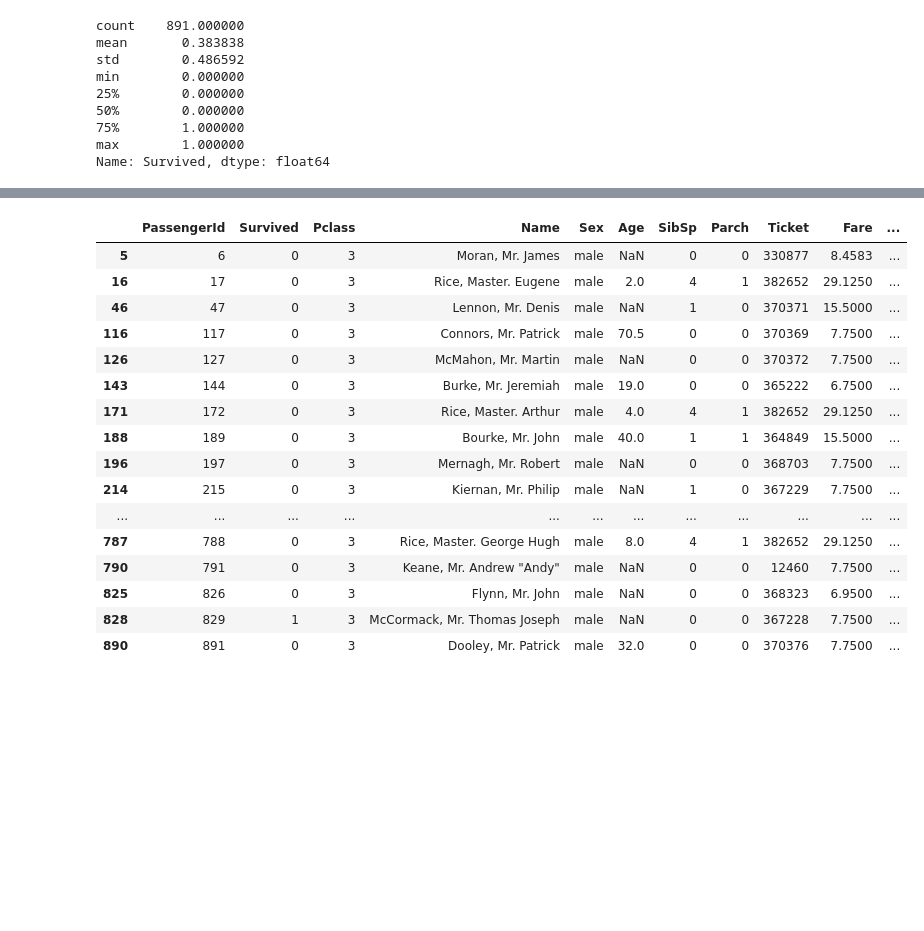
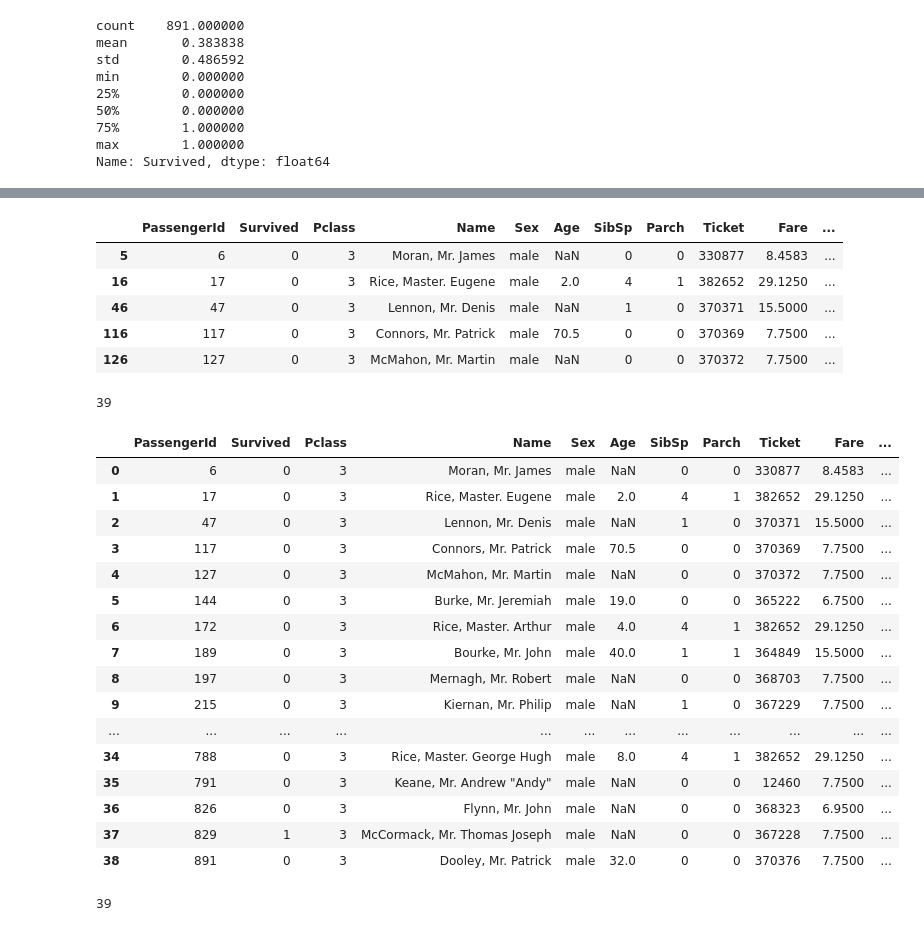
Before and after one commit to sudz4/titanic, a Jupyter notebook: titanic_explore.ipynb, the cells around one changed output, grey strips where cells are left out. Saved outputs shown, nothing was run; the diff lists cells and outputs as text; code cells hidden in the pictures; blank space fills up the shorter version.

```diff
--- a/titanic_explore.ipynb
+++ b/titanic_explore.ipynb
@@ -120,29 +120,52 @@ Pclass  Sex     Embarked
 2       female  Q           1.000000
 Name: Survived, dtype: float64
 # %%
-least_likely_to_survive = titanic_df[(titanic_df['Sex'] == 'male') & (titanic_df['Pclass'] == 3) & (titanic_df['Embarked'] == 'Q')]
+bros_3rd_class = titanic_df[(titanic_df['Sex'] == 'male') & (titanic_df['Pclass'] == 3) & (titanic_df['Embarked'] == 'Q')]
 
-least_likely_to_survive
+bros_3rd_class.head()
 # %% [output]
 |  | PassengerId | Survived | Pclass | Name | Sex | Age | SibSp | Parch | Ticket | Fare | ... |
 | 5 | 6 | 0 | 3 | Moran, Mr. James | male | NaN | 0 | 0 | 330877 | 8.4583 | ... |
 | 16 | 17 | 0 | 3 | Rice, Master. Eugene | male | 2.0 | 4 | 1 | 382652 | 29.1250 | ... |
 | 46 | 47 | 0 | 3 | Lennon, Mr. Denis | male | NaN | 1 | 0 | 370371 | 15.5000 | ... |
 | 116 | 117 | 0 | 3 | Connors, Mr. Patrick | male | 70.5 | 0 | 0 | 370369 | 7.7500 | ... |
 | 126 | 127 | 0 | 3 | McMahon, Mr. Martin | male | NaN | 0 | 0 | 370372 | 7.7500 | ... |
-| 143 | 144 | 0 | 3 | Burke, Mr. Jeremiah | male | 19.0 | 0 | 0 | 365222 | 6.7500 | ... |
-| 171 | 172 | 0 | 3 | Rice, Master. Arthur | male | 4.0 | 4 | 1 | 382652 | 29.1250 | ... |
-| 188 | 189 | 0 | 3 | Bourke, Mr. John | male | 40.0 | 1 | 1 | 364849 | 15.5000 | ... |
-| 196 | 197 | 0 | 3 | Mernagh, Mr. Robert | male | NaN | 0 | 0 | 368703 | 7.7500 | ... |
-| 214 | 215 | 0 | 3 | Kiernan, Mr. Philip | male | NaN | 1 | 0 | 367229 | 7.7500 | ... |
-| ... | ... | ... | ... | ... | ... | ... | ... | ... | ... | ... | ... |
-| 787 | 788 | 0 | 3 | Rice, Master. George Hugh | male | 8.0 | 4 | 1 | 382652 | 29.1250 | ... |
-| 790 | 791 | 0 | 3 | Keane, Mr. Andrew "Andy" | male | NaN | 0 | 0 | 12460 | 7.7500 | ... |
-| 825 | 826 | 0 | 3 | Flynn, Mr. John | male | NaN | 0 | 0 | 368323 | 6.9500 | ... |
-| 828 | 829 | 1 | 3 | McCormack, Mr. Thomas Joseph | male | NaN | 0 | 0 | 367228 | 7.7500 | ... |
-| 890 | 891 | 0 | 3 | Dooley, Mr. Patrick | male | 32.0 | 0 | 0 | 370376 | 7.7500 | ... |
+# %%
+# DEV check
+len(bros_3rd_class)
+# %% [output]
+39
+# %%
+# reindex inplace
+bros_3rd_class.reset_index(drop=True, inplace=True)
+
+#print it
+bros_3rd_class
+# %% [output]
+|  | PassengerId | Survived | Pclass | Name | Sex | Age | SibSp | Parch | Ticket | Fare | ... |
+| 0 | 6 | 0 | 3 | Moran, Mr. James | male | NaN | 0 | 0 | 330877 | 8.4583 | ... |
+| 1 | 17 | 0 | 3 | Rice, Master. Eugene | male | 2.0 | 4 | 1 | 382652 | 29.1250 | ... |
+| 2 | 47 | 0 | 3 | Lennon, Mr. Denis | male | NaN | 1 | 0 | 370371 | 15.5000 | ... |
+| 3 | 117 | 0 | 3 | Connors, Mr. Patrick | male | 70.5 | 0 | 0 | 370369 | 7.7500 | ... |
+| 4 | 127 | 0 | 3 | McMahon, Mr. Martin | male | NaN | 0 | 0 | 370372 | 7.7500 | ... |
+| 5 | 144 | 0 | 3 | Burke, Mr. Jeremiah | male | 19.0 | 0 | 0 | 365222 | 6.7500 | ... |
+| 6 | 172 | 0 | 3 | Rice, Master. Arthur | male | 4.0 | 4 | 1 | 382652 | 29.1250 | ... |
+| 7 | 189 | 0 | 3 | Bourke, Mr. John | male | 40.0 | 1 | 1 | 364849 | 15.5000 | ... |
+| 8 | 197 | 0 | 3 | Mernagh, Mr. Robert | male | NaN | 0 | 0 | 368703 | 7.7500 | ... |
+| 9 | 215 | 0 | 3 | Kiernan, Mr. Philip | male | NaN | 1 | 0 | 367229 | 7.7500 | ... |
+| ... | ... | ... | ... | ... | ... | ... | ... | ... | ... | ... | ... |
+| 34 | 788 | 0 | 3 | Rice, Master. George Hugh | male | 8.0 | 4 | 1 | 382652 | 29.1250 | ... |
+| 35 | 791 | 0 | 3 | Keane, Mr. Andrew "Andy" | male | NaN | 0 | 0 | 12460 | 7.7500 | ... |
+| 36 | 826 | 0 | 3 | Flynn, Mr. John | male | NaN | 0 | 0 | 368323 | 6.9500 | ... |
+| 37 | 829 | 1 | 3 | McCormack, Mr. Thomas Joseph | male | NaN | 0 | 0 | 367228 | 7.7500 | ... |
+| 38 | 891 | 0 | 3 | Dooley, Mr. Patrick | male | 32.0 | 0 | 0 | 370376 | 7.7500 | ... |
 # %%
 """
 Group least likely to survive:
 Men in 3rd class who embarked from Queenstown
 """
+
+# DEV check
+len(bros_3rd_class)
+# %% [output]
+39
```
